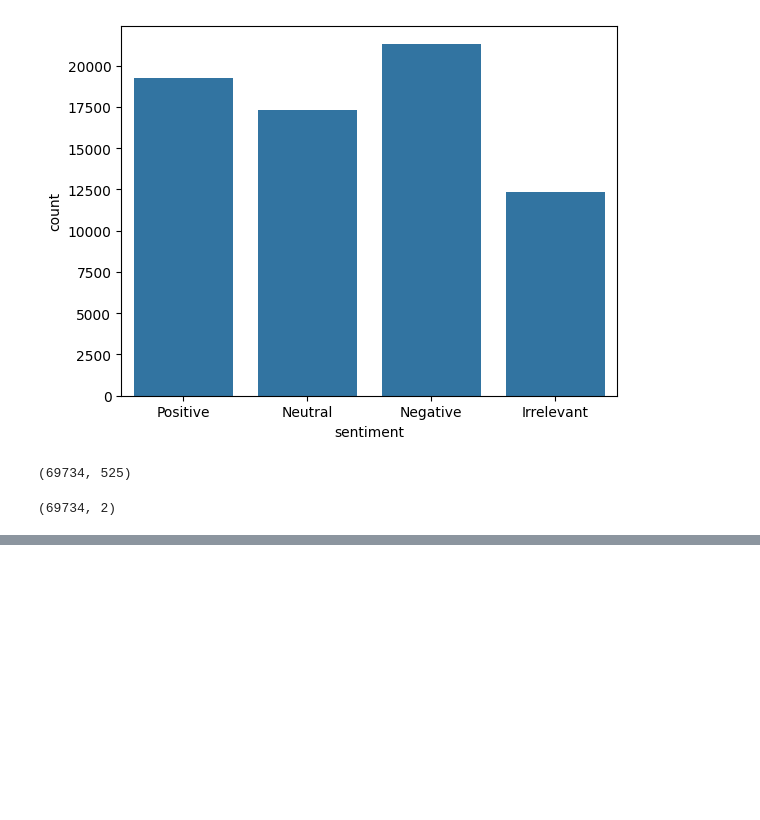
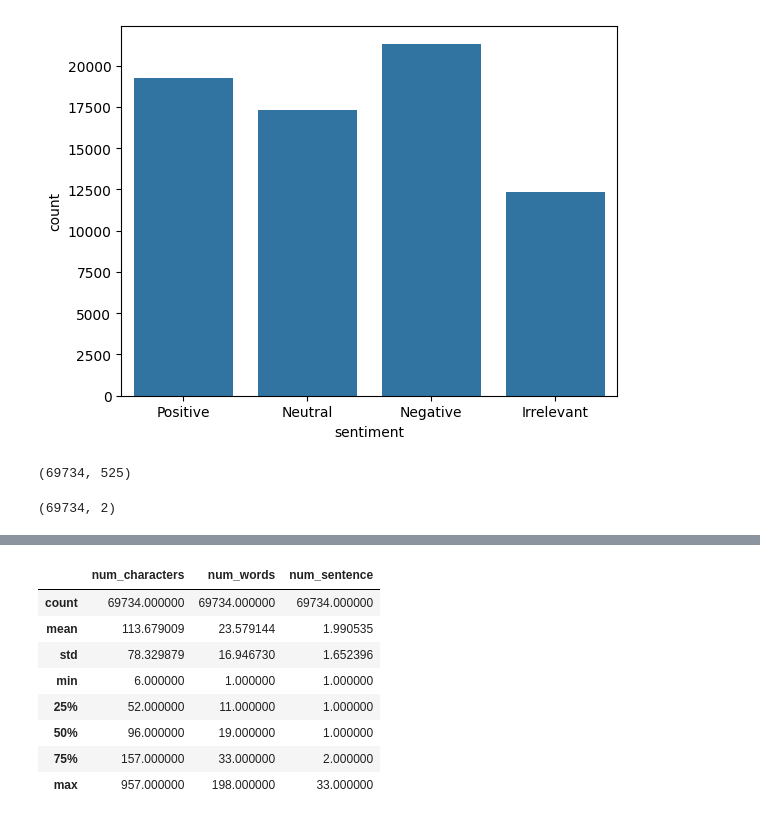
Before and after one commit to Abhishek-guptaaa/Tweete_analysis, a Jupyter notebook: experiment.ipynb, the cells around one changed output, grey strips where cells are left out. Cells and saved outputs as stored; diff of their text form; code cells hidden in the pictures; blank space fills up the shorter version.

```diff
--- a/experiment.ipynb
+++ b/experiment.ipynb
@@ -87,0 +109,12 @@ df['text'].apply(lambda x: nltk.len)
+# %%
+df[['num_characters','num_words','num_sentence']].describe()
+# %% [output]
+|  | num_characters | num_words | num_sentence |
+| count | 69734.000000 | 69734.000000 | 69734.000000 |
+| mean | 113.679009 | 23.579144 | 1.990535 |
+| std | 78.329879 | 16.946730 | 1.652396 |
+| min | 6.000000 | 1.000000 | 1.000000 |
+| 25% | 52.000000 | 11.000000 | 1.000000 |
+| 50% | 96.000000 | 19.000000 | 1.000000 |
+| 75% | 157.000000 | 33.000000 | 2.000000 |
+| max | 957.000000 | 198.000000 | 33.000000 |
```
Also changed, not shown: parts of 14 cells of this notebook.
